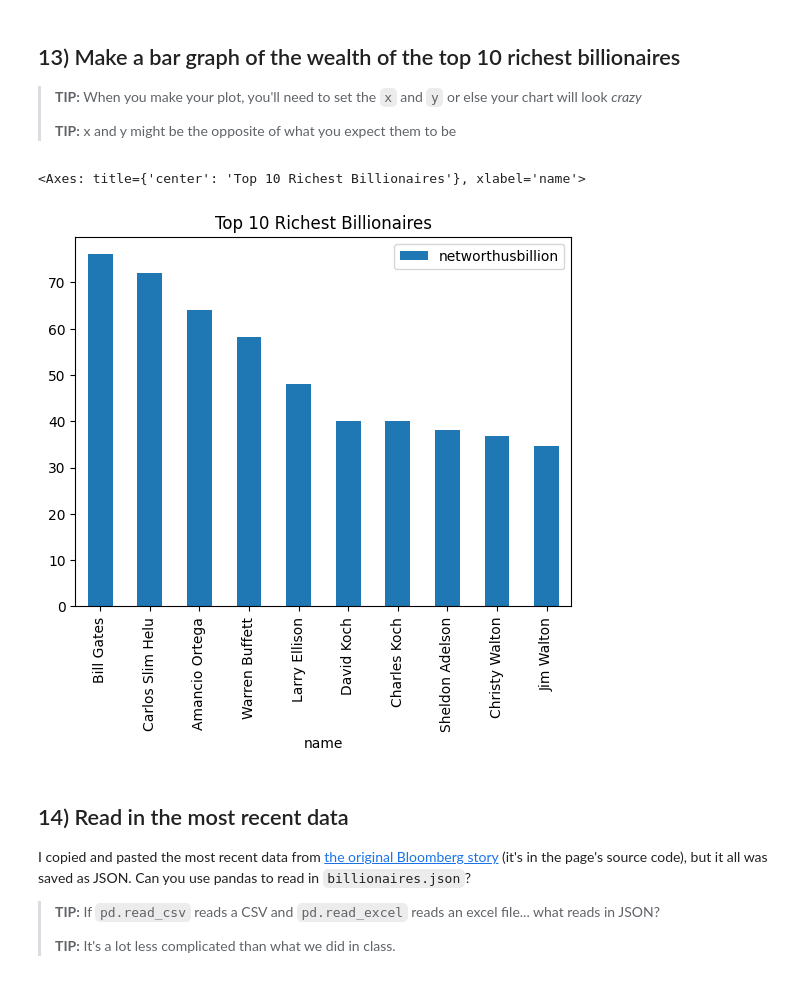
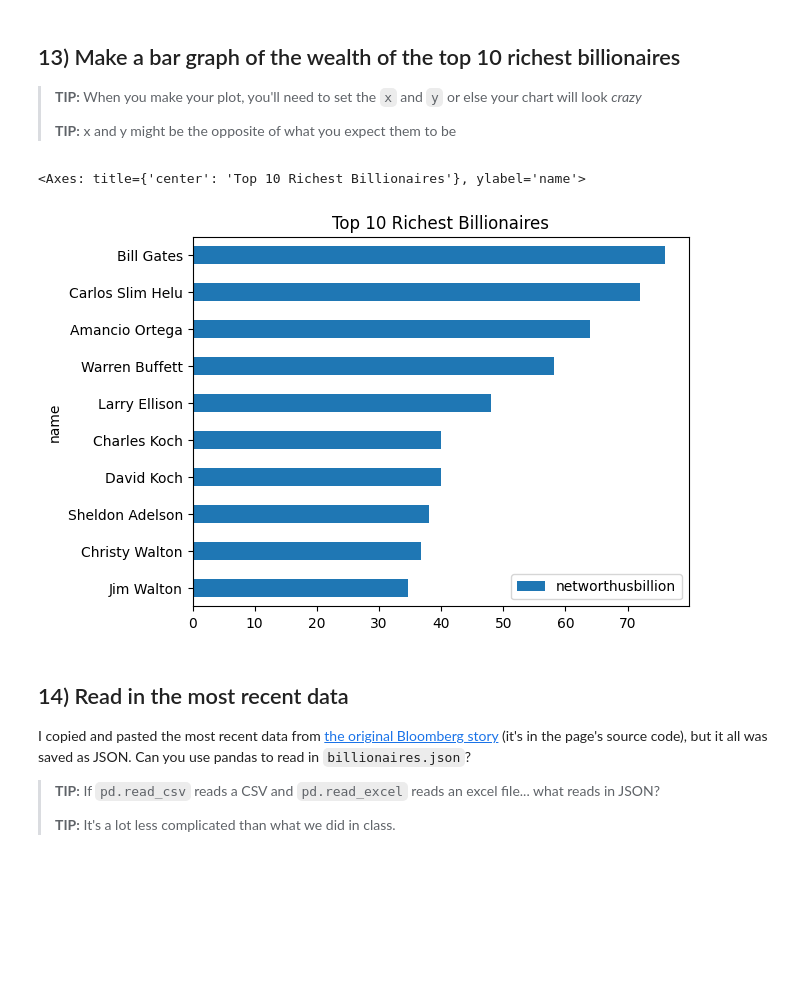
Before and after one commit to patvoe/06-homework, a Jupyter notebook: 02-Billionaires.ipynb, the cells around one changed output. Cells and saved outputs as stored; diff of their text form; code cells hidden in the pictures; blank space fills up the shorter version.

```diff
--- a/02-Billionaires.ipynb
+++ b/02-Billionaires.ipynb
@@ -287,12 +301,15 @@ df.plot(kind='scatter', x='age', y='networthusbillion', title='Age of Billionair
 >
 > **TIP:** x and y might be the opposite of what you expect them to be
 # %%
-top_10_richest = df.sort_values(by='networthusbillion', ascending=False).head(10)
+
+# Top 10 richest billionaires
+top_10_richest = df.sort_values(by='networthusbillion', ascending=True).tail(10)
+
 # Plotting
-top_10_richest.plot(kind='bar', x='name', y='networthusbillion', title='Top 10 Richest Billionaires')
+top_10_richest.plot(kind='barh', x='name', y='networthusbillion', title='Top 10 Richest Billionaires')
 # %% [output]
-<Axes: title={'center': 'Top 10 Richest Billionaires'}, xlabel='name'>
+<Axes: title={'center': 'Top 10 Richest Billionaires'}, ylabel='name'>
-[figure, old version]
+[figure, new version]
 # %% [markdown]
 ## 14) Read in the most recent data
 
```
Also changed, not shown: parts of 17 cells of this notebook.
